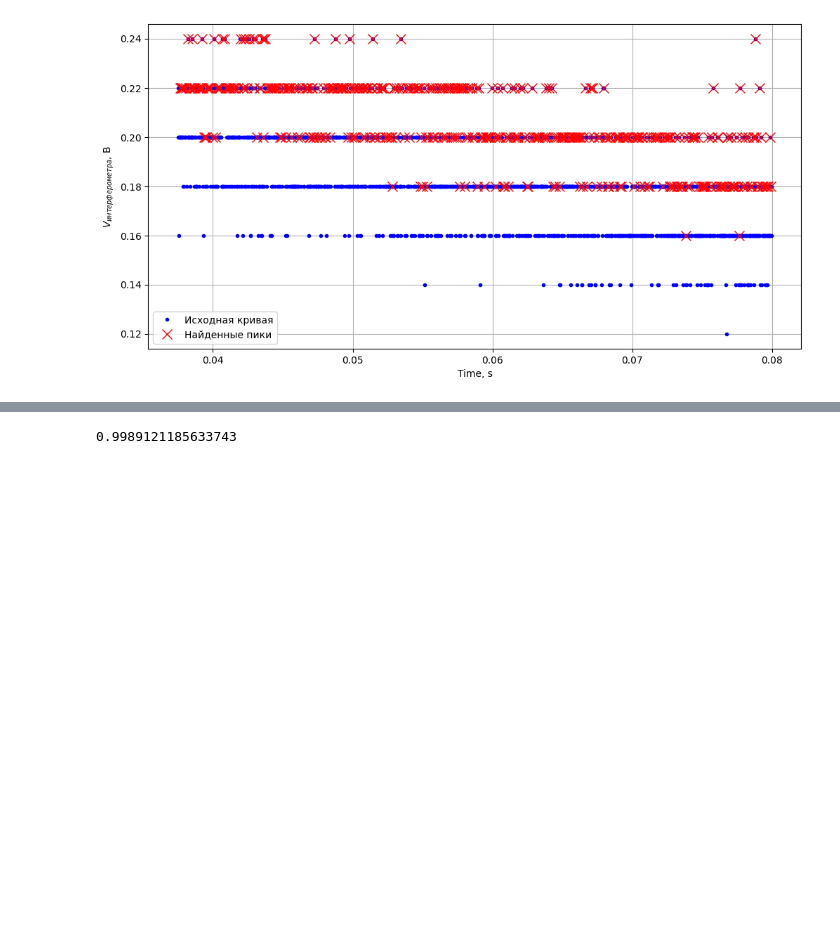
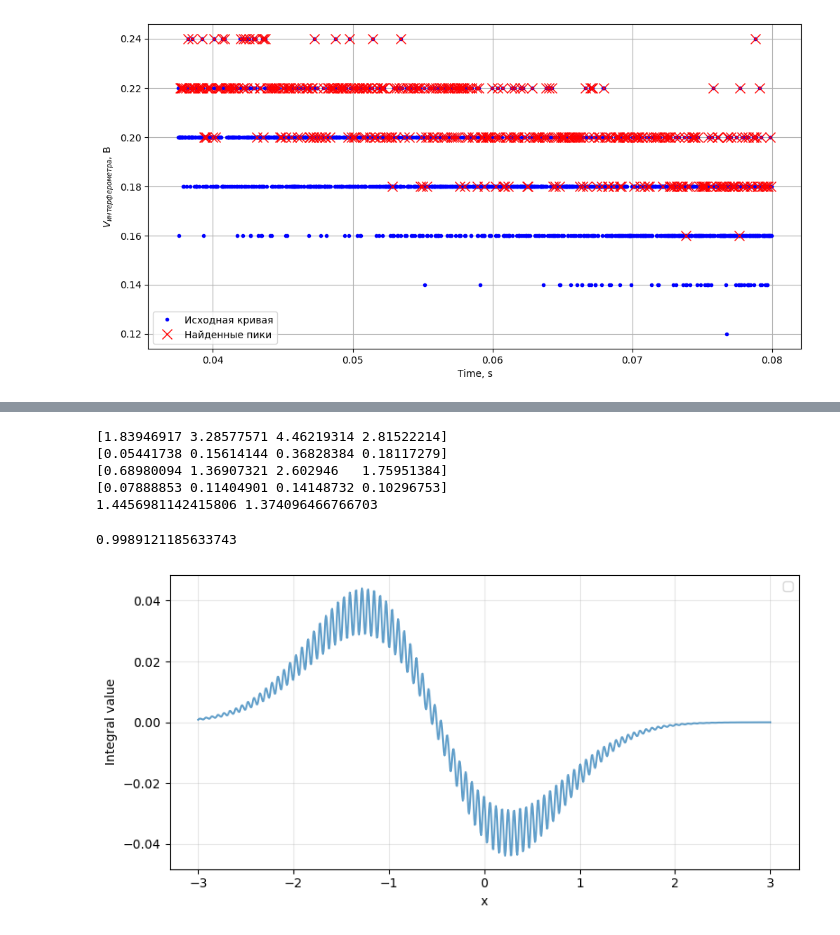
Before and after one commit to RedBrean/term2, a Jupyter notebook: term5/labs/rb/rb.ipynb, the cells around one changed output, grey strips where cells are left out. Drawn from its saved outputs; the diff is of its cells as text; code cells hidden in the pictures; blank space fills up the shorter version.

```diff
--- a/term5/labs/rb/rb.ipynb
+++ b/term5/labs/rb/rb.ipynb
@@ -610,3 +710,19 @@ print(As_exp_theor[1]/As_exp_theor[0], As_exp_theor[2]/As_exp_theor[3])
+# %%
+As_theor = np.array([x["A"] for x in results_weight_fit_2])
+print(As_theor)
+As_theor = As_theor * np.array([3/8,5/12,7/12,5/8])
+As_experiment = np.array([x[0] for x in gauss_params_tuples])
+print(As_experiment)
+print(As_theor)
+As_exp_theor = (As_experiment/As_theor)
+print(As_exp_theor)
+print(As_exp_theor[1]/As_exp_theor[0], As_exp_theor[2]/As_exp_theor[3])
+# %% [output]
+[1.83946917 3.28577571 4.46219314 2.81522214]
+[0.05441738 0.15614144 0.36828384 0.18117279]
+[0.68980094 1.36907321 2.602946   1.75951384]
+[0.07888853 0.11404901 0.14148732 0.10296753]
+1.4456981142415806 1.374096466766703
 # %%
 dV = 6.8e9
 k = 1.380649e-23
@@ -614,3 +730,39 @@ h=6.63e-34
 print(np.exp(-dV*h/k/300))
 # %% [output]
 0.9989121185633743
+# %%
+import numpy as np
+import matplotlib.pyplot as plt
+from scipy.integrate import quad
+
+# Parameters
+v = 0.1
+u = 100
+phase = 0.7
+
+# Integrand
+def integrand(t, u, v,a):
+    return (np.exp(-(t + v * np.sin(u * t))**2))* np.sin(u*t)
+
+# Function to compute the integral from 0 to x
+def f(x, u, v,a):
+    result, _ = quad(integrand, x, x+1, args=(u, v,a))
+    return result
+
+# Range of x values
+x_vals = np.linspace(-3, 3, 1000)
+# y_vals = [[f(x, u, v,a) for x in x_vals]  for a in range(10)]
+y_vals = [f(x, u, v,0) for x in x_vals]
+
+# Plot
+plt.figure(figsize=(8, 4))
+# for i in range(10):
+plt.plot(x_vals, y_vals,alpha=7/10)
+plt.xlabel("x")
+plt.ylabel("Integral value")
+plt.grid(True, alpha=0.3)
+plt.legend()
+plt.tight_layout()
+plt.show()
+# %% [output]
+[figure, added]
```
Also changed, not shown: parts of 7 cells of this notebook.
